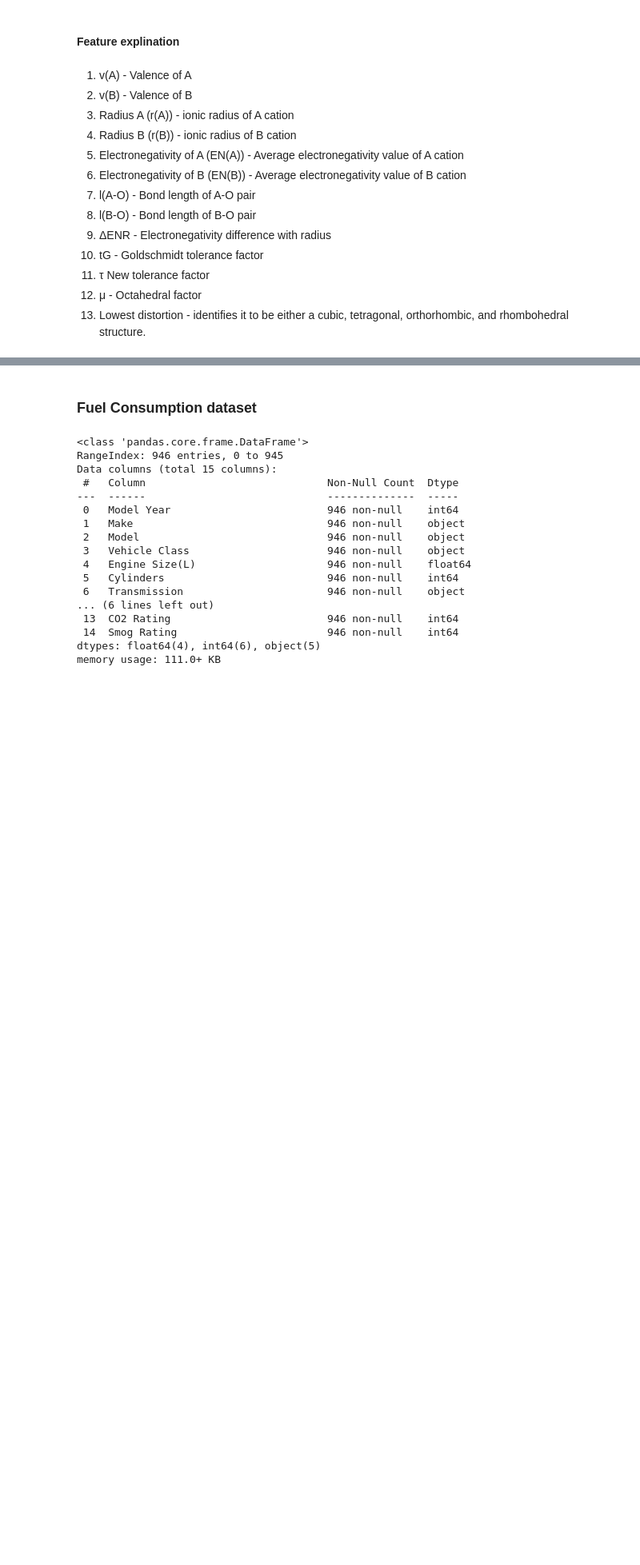
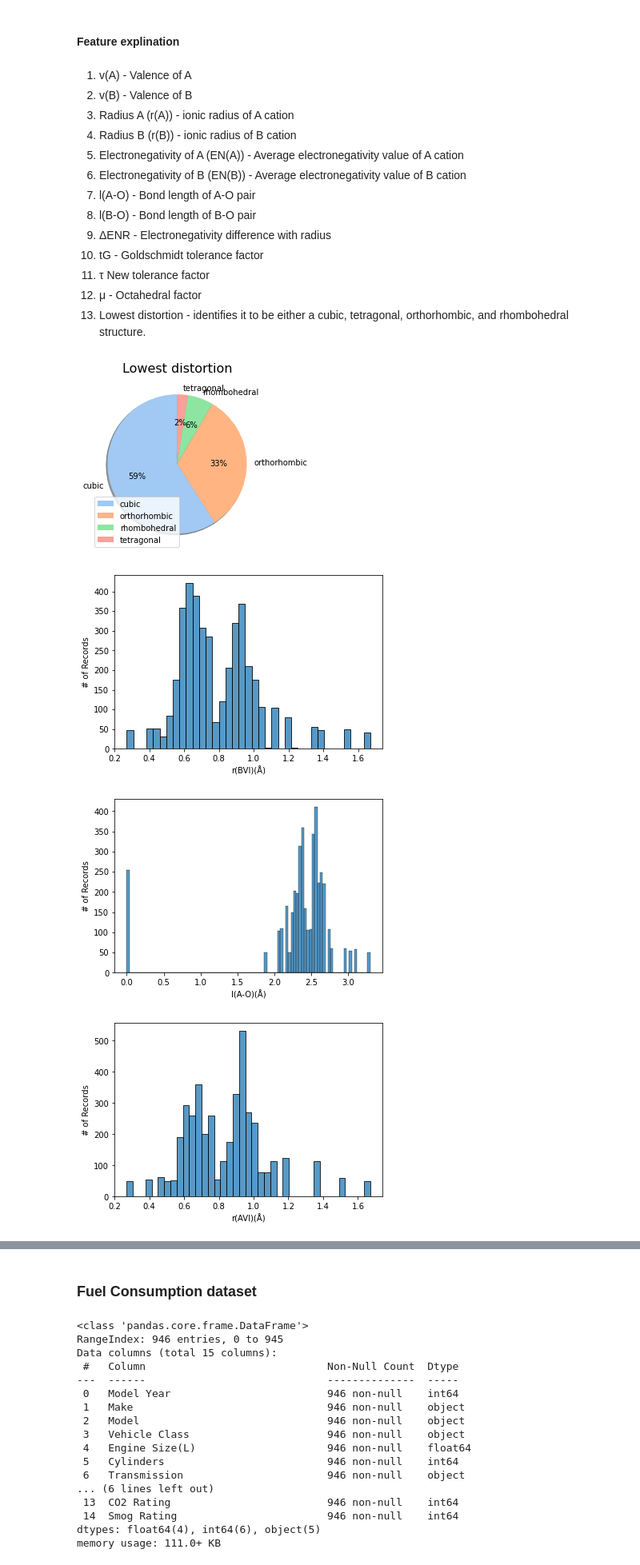
Before and after one commit to Erez123454/MachineLearning_Ass1, a Jupyter notebook: DataAnalysis.ipynb, the cells around one changed output, grey strips where cells are left out. Shown: that part at 80% size. Cells and saved outputs as stored; diff of their text form; code cells hidden in the pictures; blank space fills up the shorter version.

```diff
--- a/DataAnalysis.ipynb
+++ b/DataAnalysis.ipynb
@@ -246,3 +259,10 @@ cristalDataset.describe()
 11) τ New tolerance factor
 12) μ - Octahedral factor
 13) Lowest distortion - identifies it to be either a cubic, tetragonal, orthorhombic, and rhombohedral structure.
+# %%
+plotChartForAllDataset(cristalDataset,excludeList=[])
+# %% [output]
+[figure, added]
+[figure, added]
+[figure, added]
+[figure, added]
```
Also changed, not shown: parts of 4 cells of this notebook.
